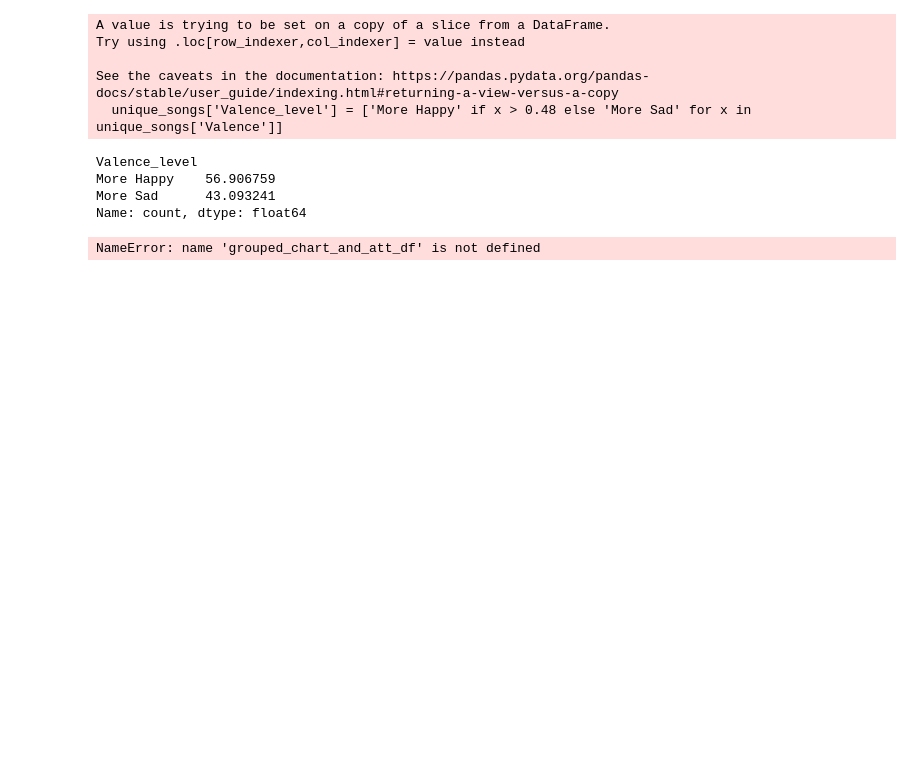
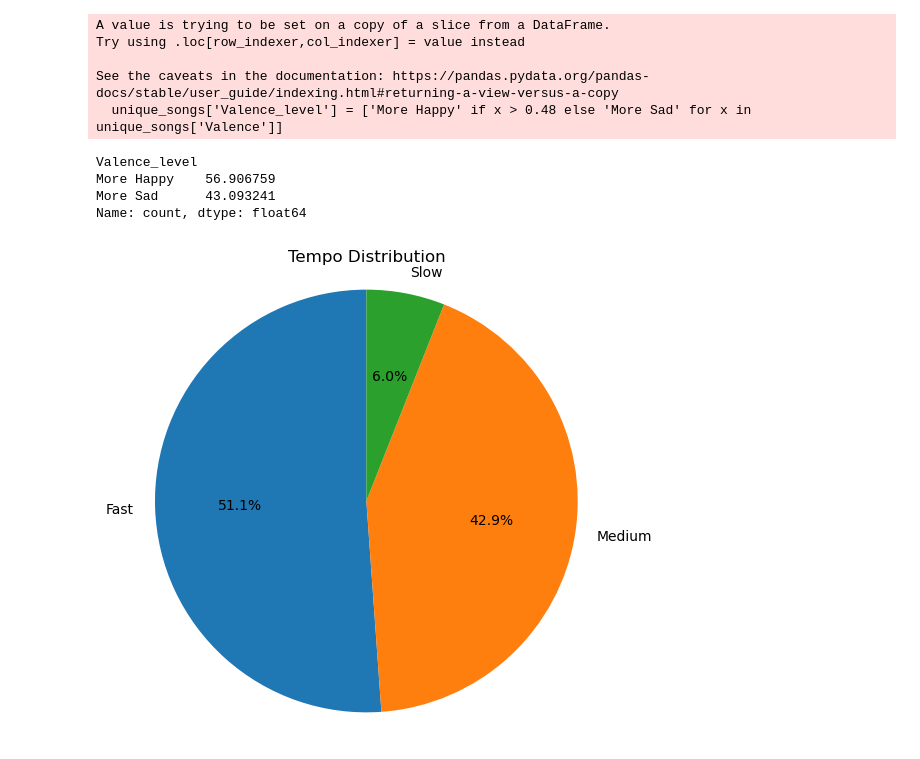
Before and after one commit to bergen-christensen/Capstone, a Jupyter notebook: notebooks/capstone_bergen.ipynb, the cells around one changed output. Drawn from its saved outputs; the diff is of its cells as text; code cells hidden in the pictures; blank space fills up the shorter version.

Commit message:
pie charts

```diff
--- a/notebooks/capstone_bergen.ipynb
+++ b/notebooks/capstone_bergen.ipynb
@@ -534,26 +546,3 @@ Valence_level
 More Happy    56.906759
 More Sad      43.093241
 Name: count, dtype: float64
-# %%
-#New columns for Main and Featured Artists
-featured_artists= ['featuring', '&', 'with']
-def extract_featured(artist):
-    for featured in featured_artists:
-          if featured in artist:
-            parts = artist.split(featured)
-            if len(parts) > 1:
-                return parts[1].strip()
-    return None
-
-def extract_main_artist(artist):
-    for featured in featured_artists:
-        if featured in artist:
-            parts = artist.split(featured)
-            return parts[0].strip()
-    return artist.strip()
-
-grouped_chart_and_att_df['featured_artist'] = grouped_chart_and_att_df['artist_x'].apply(extract_featured)
-grouped_chart_and_att_df['main_artist'] = grouped_chart_and_att_df['artist_x'].apply(extract_main_artist)
-grouped_chart_and_att_df['main_artist'].value_counts()
-# %% [output]
-NameError: name 'grouped_chart_and_att_df' is not defined
@@ -564,0 +549,13 @@ NameError: name 'grouped_chart_and_att_df' is not defined
+# %%
+#tempo pie chart
+plt.figure(figsize=(6, 6))
+plt.pie(
+    tempo_pct,
+    labels=tempo_pct.index,
+    autopct='%1.1f%%',
+    startangle=90)
+plt.title('Tempo Distribution')
+plt.axis('equal')
+plt.show()
+# %% [output]
+[figure, added]
```
Also changed, not shown: parts of 6 cells of this notebook.
